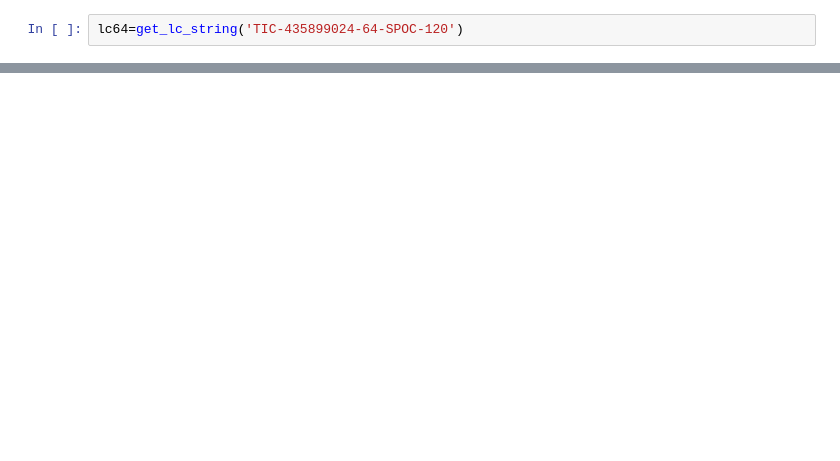
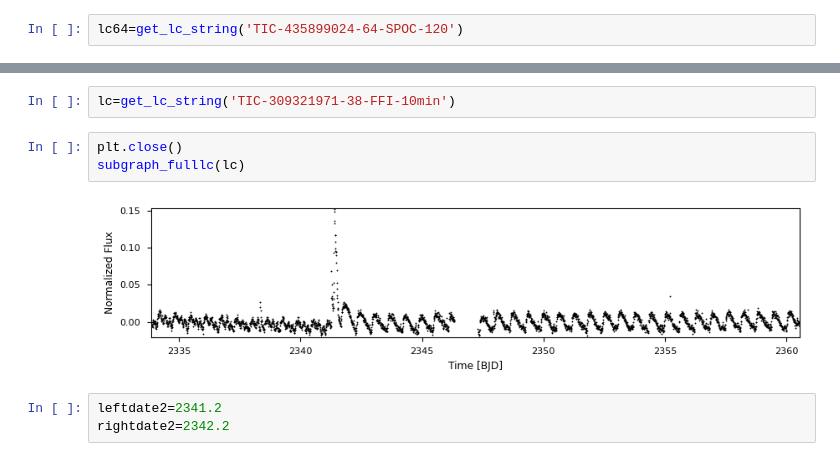
Before and after one commit to sarahedraves/complexrotators, a Jupyter notebook: splitsectors.ipynb, the cells around one changed output, grey strips where cells are left out. Drawn from its saved outputs; the diff is of its cells as text; blank space fills up the shorter version.

```diff
--- a/splitsectors.ipynb
+++ b/splitsectors.ipynb
@@ -77,2 +150,12 @@ lc64h1=lc64[lc64.time.value<3046.9]
+# %%
+lc=get_lc_string('TIC-309321971-38-FFI-10min')
+# %%
+plt.close()
+subgraph_fulllc(lc)
+# %% [output]
+[figure, added]
+# %%
+leftdate2=2341.2
+rightdate2=2342.2
 # %%
 plt.close()
```
Also changed, not shown: parts of 32 cells of this notebook, 3 other files.
